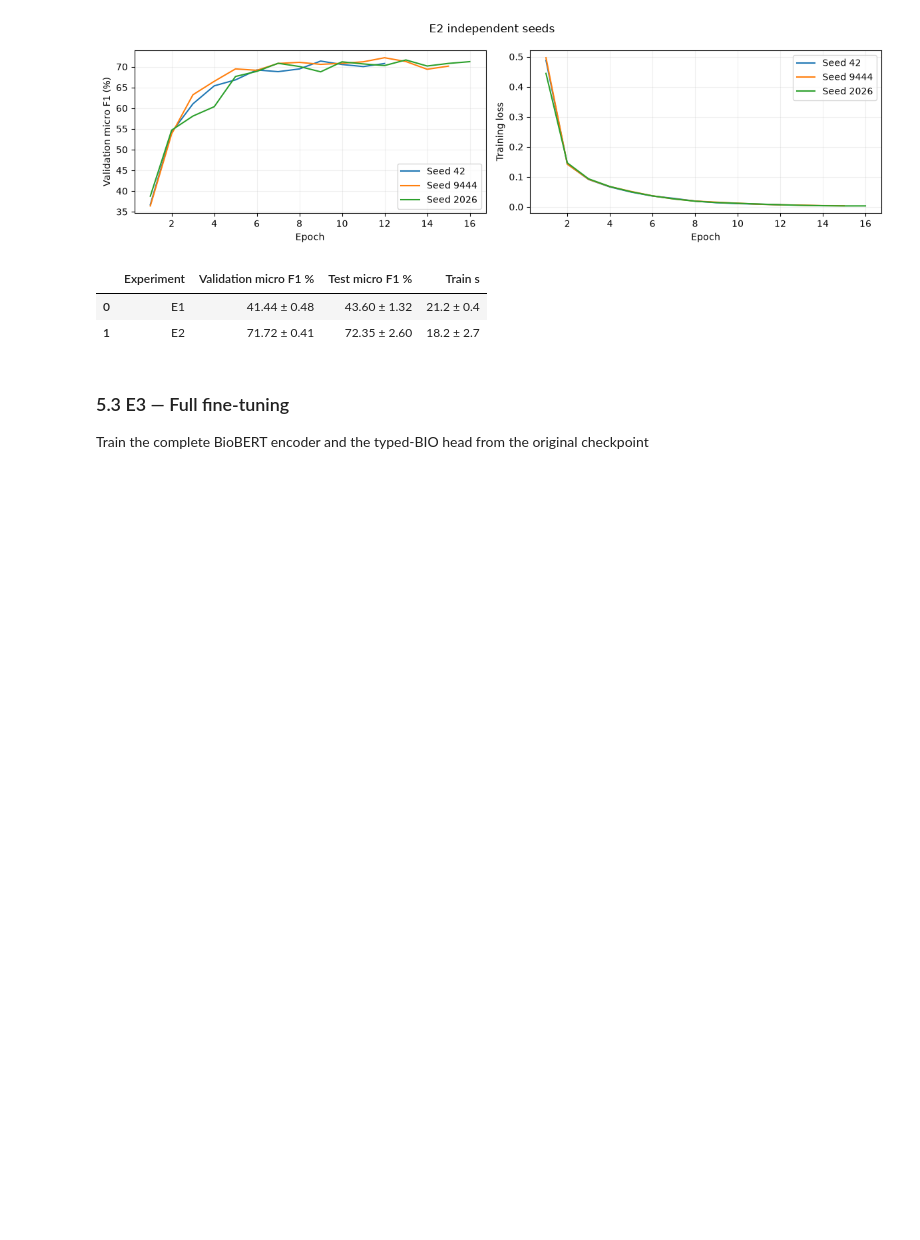
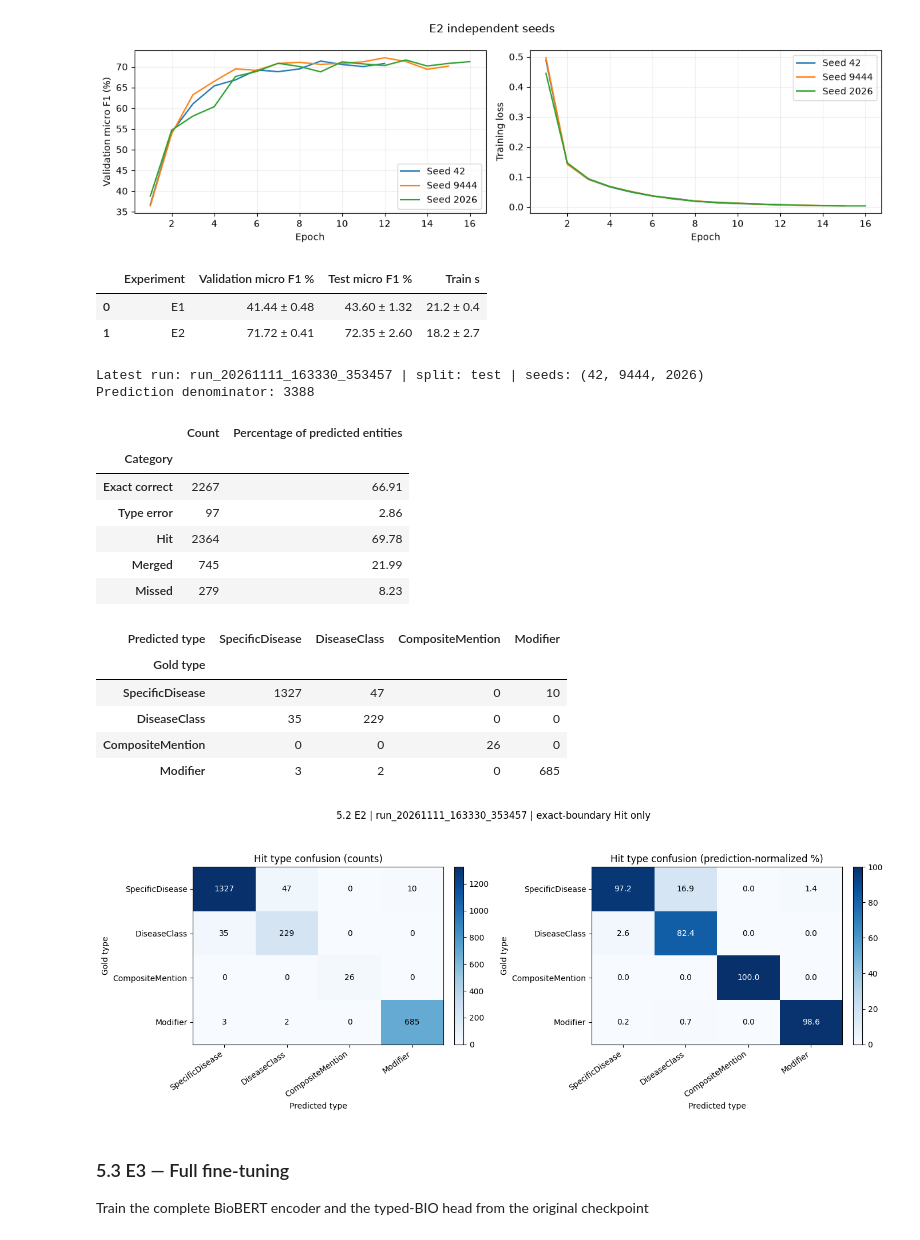
Before and after one commit to Edric-D/MedNLP_Research, a Jupyter notebook: MedNLP_research.ipynb, the cells around one changed output. Cells and saved outputs as stored; diff of their text form; code cells hidden in the pictures; blank space fills up the shorter version.

```diff
--- a/MedNLP_research.ipynb
+++ b/MedNLP_research.ipynb
@@ -2817,6 +3158,31 @@ display_experiment_comparison(E1_RESULTS, E2_RESULTS)
 |  | Experiment | Validation micro F1 % | Test micro F1 % | Train s |
 | 0 | E1 | 41.44 ± 0.48 | 43.60 ± 1.32 | 21.2 ± 0.4 |
 | 1 | E2 | 71.72 ± 0.41 | 72.35 ± 2.60 | 18.2 ± 2.7 |
+# %%
+# Read the newest saved E2 Test predictions and evaluate them with Chapter 4.
+# This performs no training and no model inference.
+E2_PREDICTION_ANALYSIS = evaluate_latest_prediction_run(
+    'results/completed/5. fine-tune/5.2 E2',
+    split='test',
+    seeds=(42, 9444, 2026),
+)
+# %% [output]
+Latest run: run_20261111_163330_353457 | split: test | seeds: (42, 9444, 2026)
+Prediction denominator: 3388
+|  | Count | Percentage of predicted entities |
+| Category |  |  |
+| Exact correct | 2267 | 66.91 |
+| Type error | 97 | 2.86 |
+| Hit | 2364 | 69.78 |
+| Merged | 745 | 21.99 |
+| Missed | 279 | 8.23 |
+| Predicted type | SpecificDisease | DiseaseClass | CompositeMention | Modifier |
+| Gold type |  |  |  |  |
+| SpecificDisease | 1327 | 47 | 0 | 10 |
+| DiseaseClass | 35 | 229 | 0 | 0 |
+| CompositeMention | 0 | 0 | 26 | 0 |
+| Modifier | 3 | 2 | 0 | 685 |
+[figure, added]
 # %% [markdown]
 ### 5.3 E3 — Full fine-tuning
 
```
Also changed, not shown: parts of 14 cells of this notebook.
